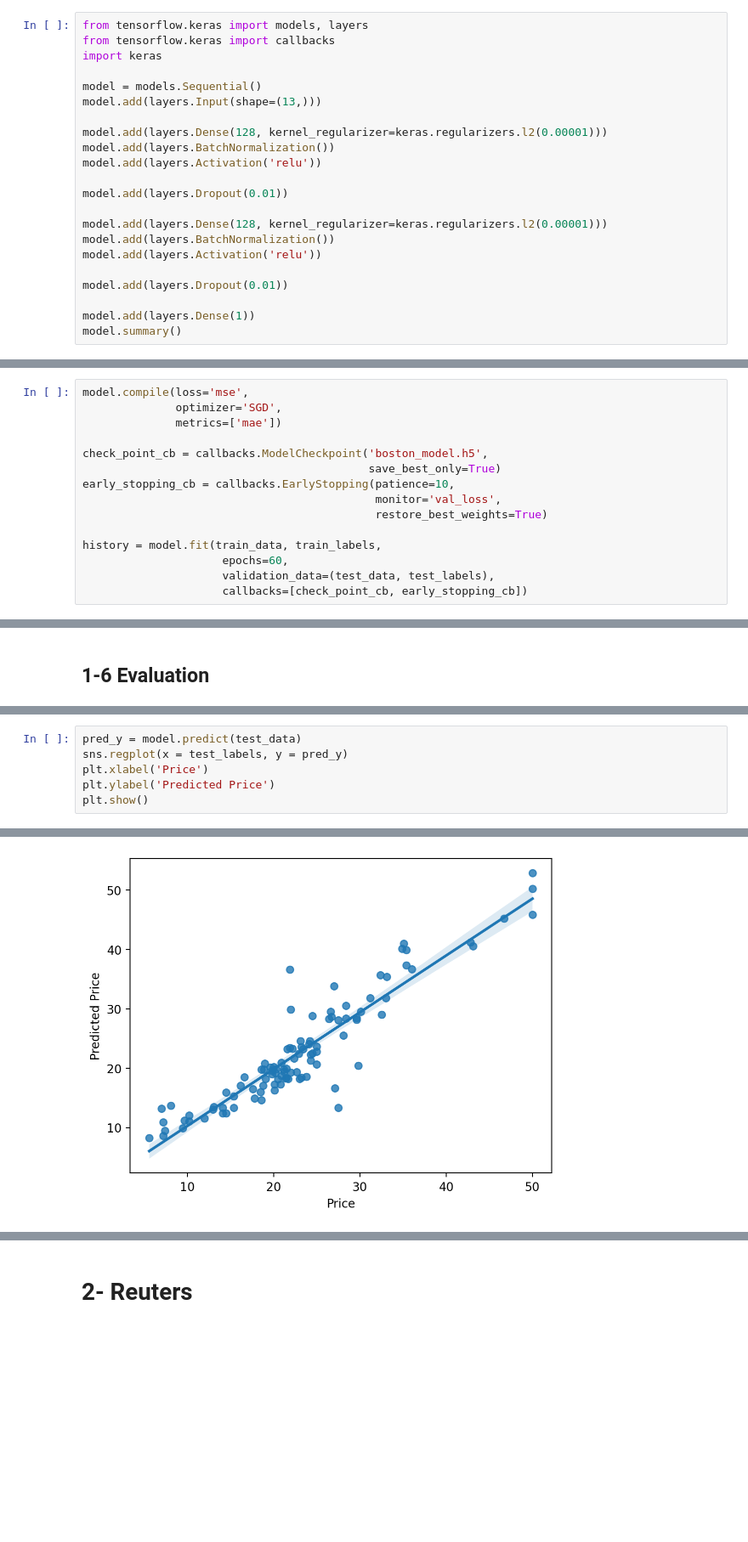
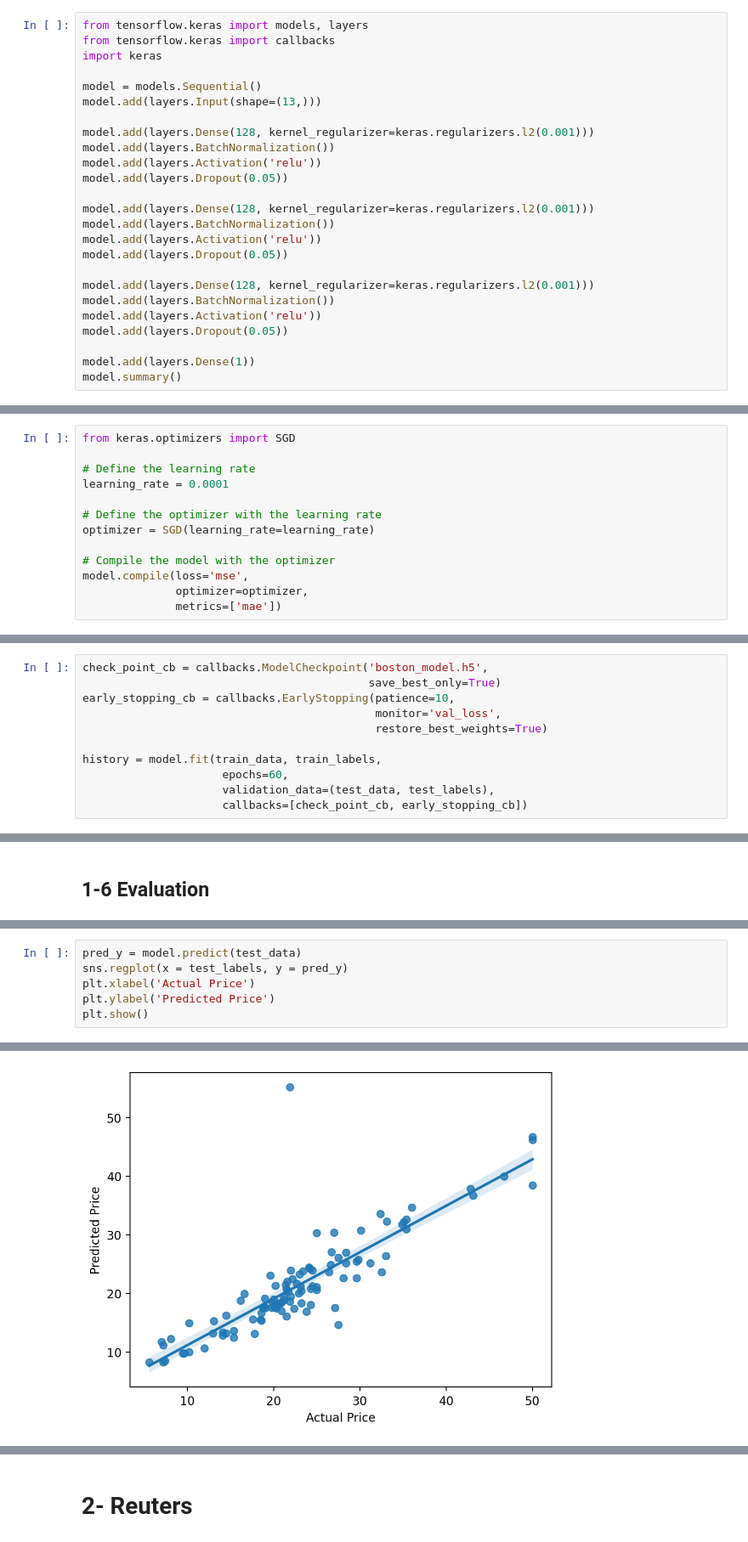
Before and after one commit to gyjong/aiffel_campus, a Jupyter notebook: quest_0306/0308_boston_reuters_cifar10.ipynb, the cells around one changed output, grey strips where cells are left out. Shown at 85% size. Drawn from its saved outputs; the diff is of its cells as text; blank space fills up the shorter version.

```diff
--- a/quest_0306/0308_boston_reuters_cifar10.ipynb
+++ b/quest_0306/0308_boston_reuters_cifar10.ipynb
@@ -43,17 +43,20 @@ import keras
 model = models.Sequential()
 model.add(layers.Input(shape=(13,)))
 
-model.add(layers.Dense(128, kernel_regularizer=keras.regularizers.l2(0.00001)))
+model.add(layers.Dense(128, kernel_regularizer=keras.regularizers.l2(0.001)))
 model.add(layers.BatchNormalization())
 model.add(layers.Activation('relu'))
+model.add(layers.Dropout(0.05))
 
-model.add(layers.Dropout(0.01))
-
-model.add(layers.Dense(128, kernel_regularizer=keras.regularizers.l2(0.00001)))
+model.add(layers.Dense(128, kernel_regularizer=keras.regularizers.l2(0.001)))
 model.add(layers.BatchNormalization())
 model.add(layers.Activation('relu'))
+model.add(layers.Dropout(0.05))
 
-model.add(layers.Dropout(0.01))
+model.add(layers.Dense(128, kernel_regularizer=keras.regularizers.l2(0.001)))
+model.add(layers.BatchNormalization())
+model.add(layers.Activation('relu'))
+model.add(layers.Dropout(0.05))
 
 model.add(layers.Dense(1))
 model.summary()
@@ -83,2 +86,15 @@ plot_model(model, show_shapes=True)
 # %% [markdown]
 ## 1-5 Complie model and training
+# %%
+from keras.optimizers import SGD
+
+# Define the learning rate
+learning_rate = 0.0001
+
+# Define the optimizer with the learning rate
+optimizer = SGD(learning_rate=learning_rate)
+
+# Compile the model with the optimizer
+model.compile(loss='mse',
+              optimizer=optimizer,
+              metrics=['mae'])
@@ -85,8 +103,4 @@ plot_model(model, show_shapes=True)
 # %%
-model.compile(loss='mse',
-              optimizer='SGD',
-              metrics=['mae'])
-
 check_point_cb = callbacks.ModelCheckpoint('boston_model.h5',
                                            save_best_only=True)
 early_stopping_cb = callbacks.EarlyStopping(patience=10,
@@ -168,7 +183,7 @@ model.evaluate(test_data, test_labels)
 # %%
 pred_y = model.predict(test_data)
 sns.regplot(x = test_labels, y = pred_y)
-plt.xlabel('Price')
+plt.xlabel('Actual Price')
 plt.ylabel('Predicted Price')
 plt.show()
 # %% [output]
@@ -176,4 +191,4 @@ plt.show()
-[figure, old version]
+[figure, new version]
 # %%
 from sklearn.metrics import r2_score
 r2_score(test_labels, pred_y)
```
Also changed, not shown: parts of 15 cells of this notebook, 2 other files.
